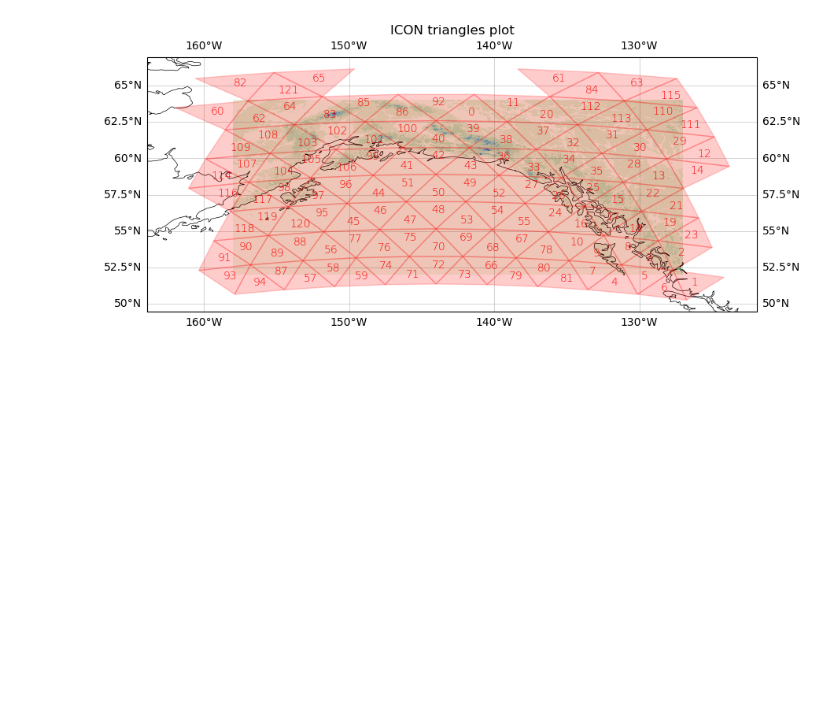
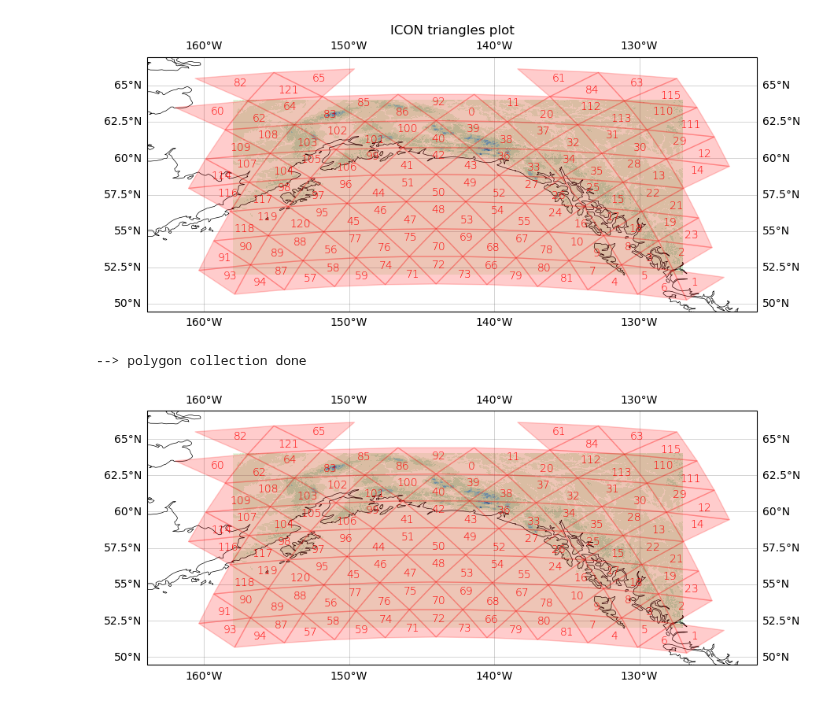
Before and after one commit to ray-chew/pyCSAM, a Jupyter notebook: notebooks/test_plot.ipynb, the cells around one changed output. Saved outputs shown, nothing was run; the diff lists cells and outputs as text; code cells hidden in the pictures; blank space fills up the shorter version.

```diff
--- a/notebooks/test_plot.ipynb
+++ b/notebooks/test_plot.ipynb
@@ -157,3 +157,8 @@ Cells:               122
 --> polygon collection done
 Wallclock time:  2.107 seconds
 [figure]
+# %%
+cart_plot.lat_lon_icon(topo, triangles,ncells=ncells, clon=clon, clat=clat)
+# %% [output]
+--> polygon collection done
+[figure, added]
```
Also changed, not shown: 4 other files.
